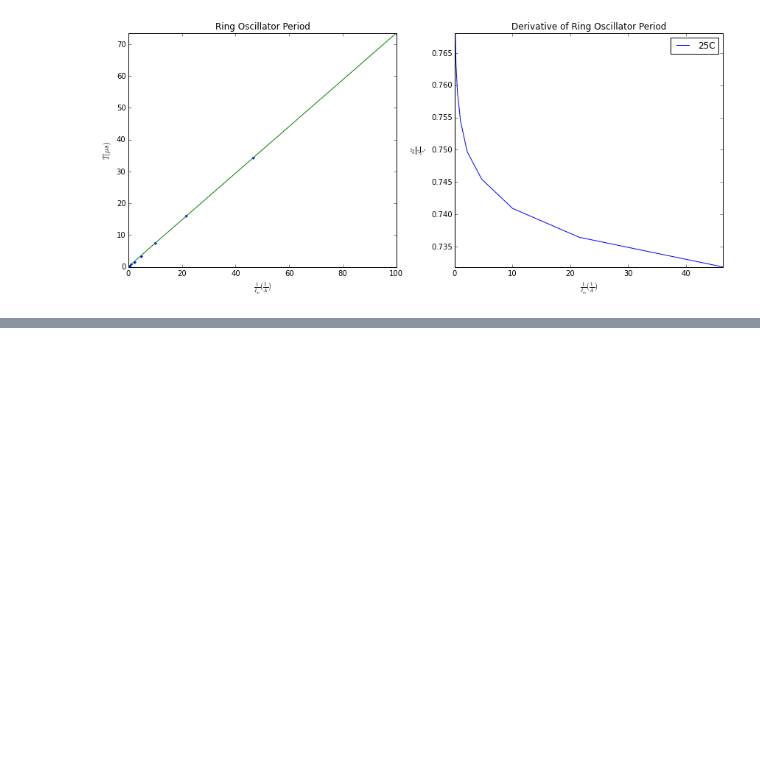
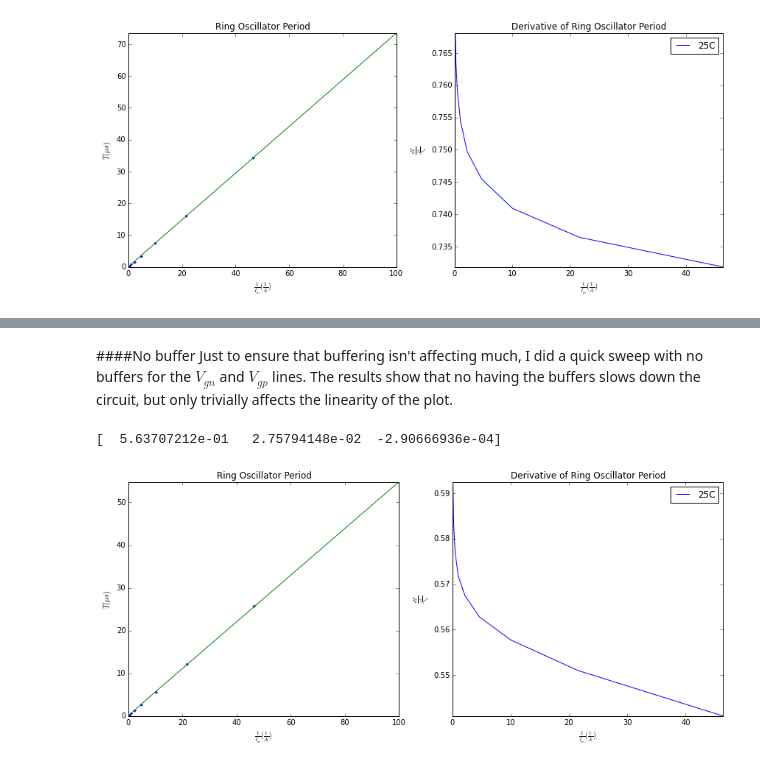
Before and after one commit to twinoza/TwinPyNB, a Jupyter notebook: AHOsc_Char.ipynb, the cells around one changed output, grey strips where cells are left out. Drawn from its saved outputs; the diff is of its cells as text; code cells hidden in the pictures; blank space fills up the shorter version.

```diff
--- a/AHOsc_Char.ipynb
+++ b/AHOsc_Char.ipynb
@@ -419,0 +459,15 @@ tight_layout()
+# %% [markdown]
+####No buffer
+Just to ensure that buffering isn't affecting much, I did a quick sweep with no buffers for the $V_{gn}$ and $V_{gp}$ lines.  The results show that no having the buffers slows down the circuit, but only trivially affects the linearity of the plot.
+# %%
+allTs = list(list())
+
+for curTemp in [25]:#temps:
+    fileName = "AH_InvEg_FreqMeas_Temp"+str(curTemp)+"C_NoBuffer_ThinFETInverters_SwitchonSources.csv"
+    # Note: This run required changing the readFile function that plotLinearity uses from readFile2 to readFile3
+    plotLinearity(fileName)
+legend(loc='best')
+tight_layout()
+# %% [output]
+[  5.63707212e-01   2.75794148e-02  -2.90666936e-04]
+[figure, added]
```
Also changed, not shown: parts of 29 cells of this notebook.
